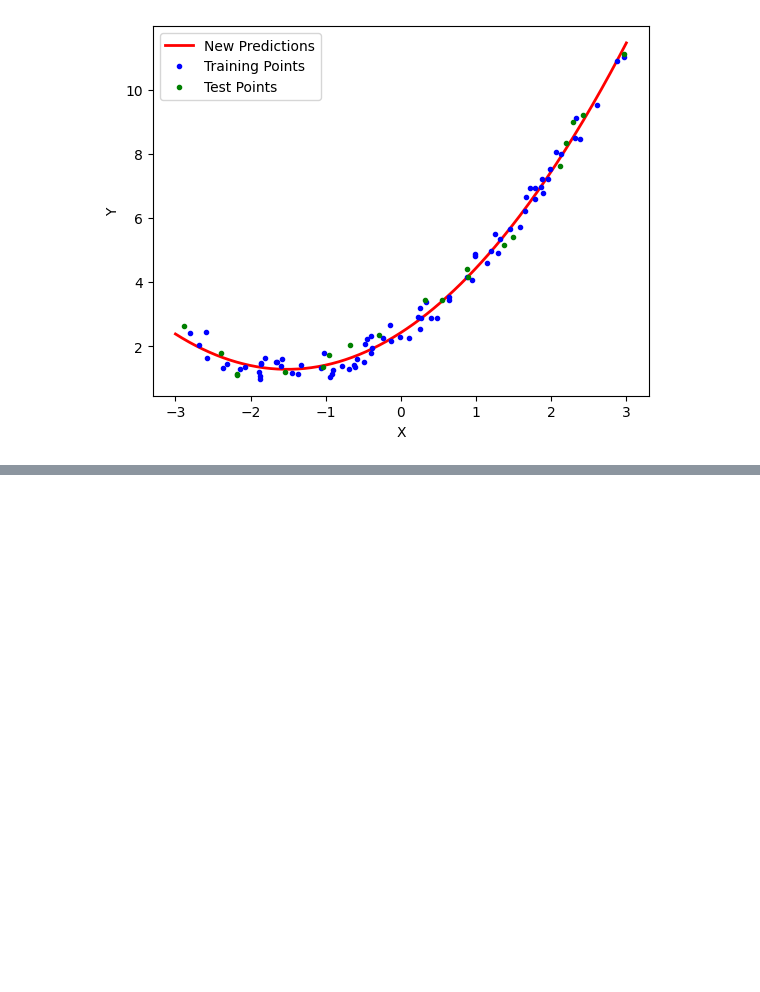
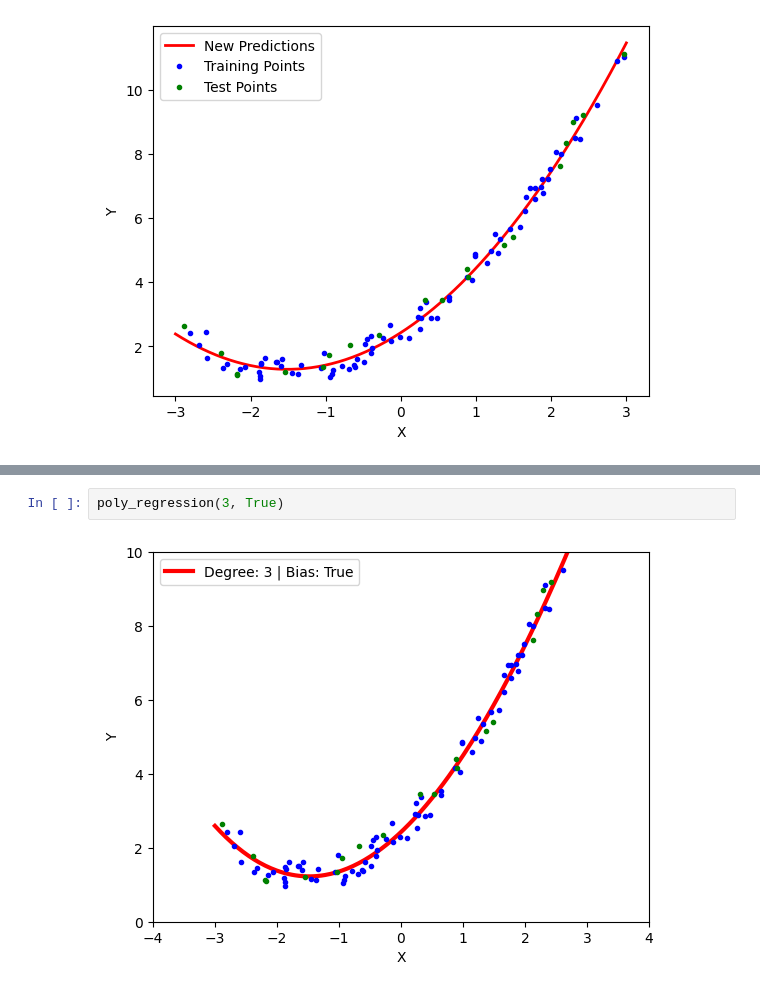
Before and after one commit to JackDKillelea/slr_mlr, a Jupyter notebook: plr.ipynb, the cells around one changed output, grey strips where cells are left out. Drawn from its saved outputs; the diff is of its cells as text; blank space fills up the shorter version.

```diff
--- a/plr.ipynb
+++ b/plr.ipynb
@@ -127,0 +167,4 @@ plt.show()
+# %%
+poly_regression(3, True)
+# %% [output]
+[figure, added]
```
Also changed, not shown: parts of 8 cells of this notebook.
